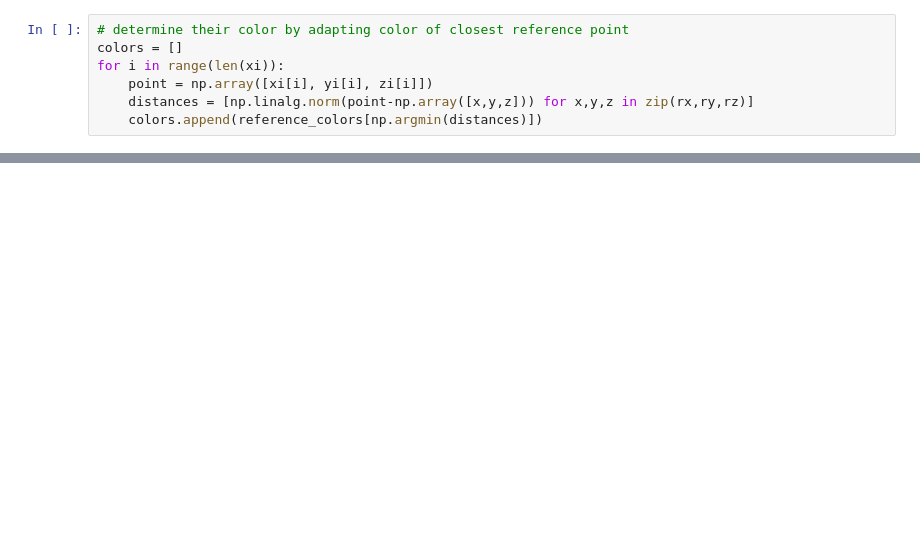
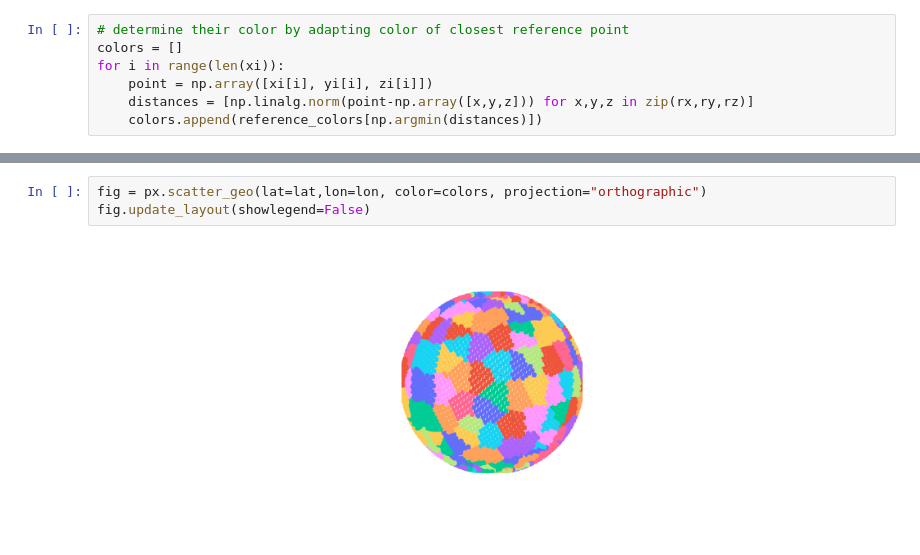
Before and after one commit to bileamScheuvens/RS-SpaceBees, a Jupyter notebook: voronoi.ipynb, the cells around one changed output, grey strips where cells are left out. Cells and saved outputs as stored; diff of their text form; blank space fills up the shorter version.

```diff
--- a/voronoi.ipynb
+++ b/voronoi.ipynb
@@ -44,0 +66,5 @@ ax.scatter(xi, yi, zi, s=40, color=colors)
+# %%
+fig = px.scatter_geo(lat=lat,lon=lon, color=colors, projection="orthographic")
+fig.update_layout(showlegend=False)
+# %% [output]
+[figure, added]
```
Also changed, not shown: parts of 9 cells of this notebook.
